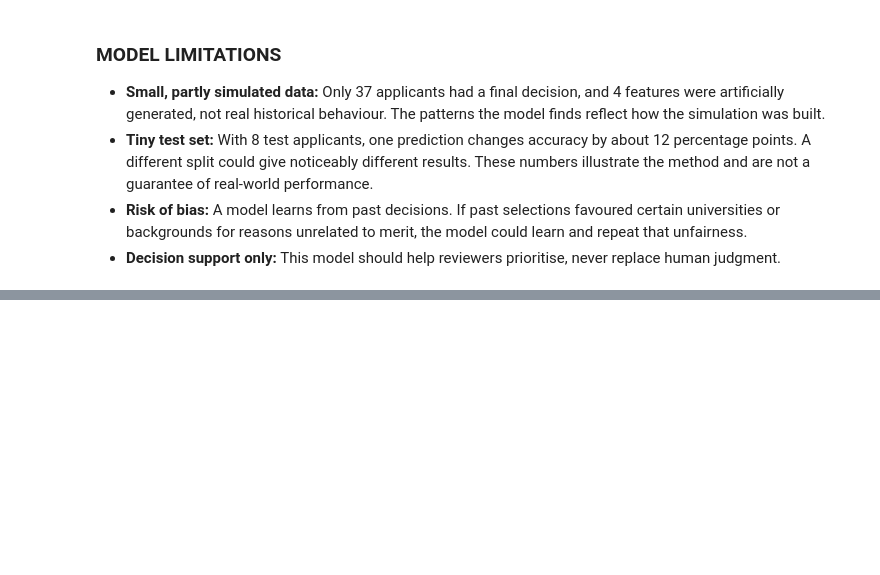
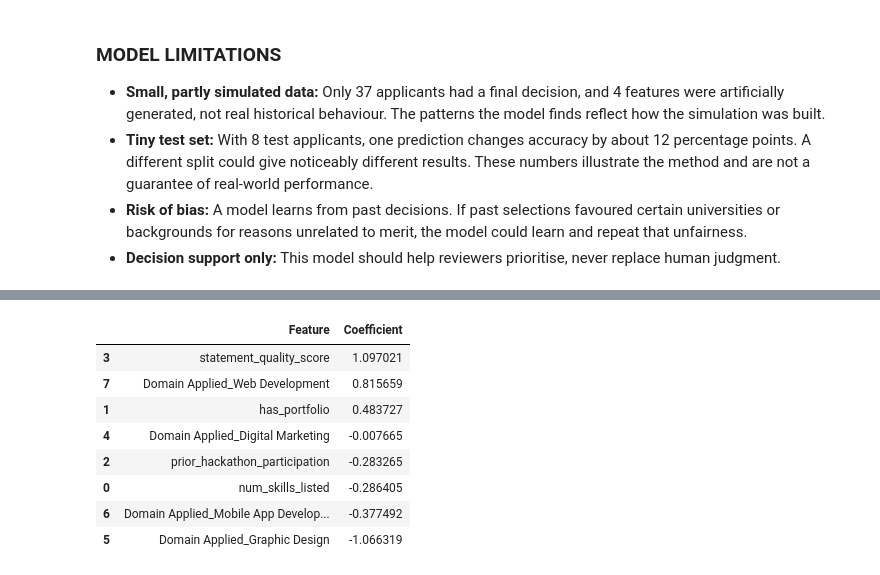
Before and after one commit to maryam-fatima123/applicants-data-cleaning, a Jupyter notebook: week4-capstone/Week4_Capstone_Maryam_Fatima.ipynb, the cells around one changed output, grey strips where cells are left out. Cells and saved outputs as stored; diff of their text form; code cells hidden in the pictures; blank space fills up the shorter version.

```diff
--- a/week4-capstone/Week4_Capstone_Maryam_Fatima.ipynb
+++ b/week4-capstone/Week4_Capstone_Maryam_Fatima.ipynb
@@ -334,0 +344,17 @@ Recall: 40.00%
+# %%
+coefficients = pd.DataFrame({
+    "Feature": X.columns,
+    "Coefficient": model.coef_[0]
+}).sort_values(by="Coefficient", ascending=False)
+
+coefficients
+# %% [output]
+|  | Feature | Coefficient |
+| 3 | statement_quality_score | 1.097021 |
+| 7 | Domain Applied_Web Development | 0.815659 |
+| 1 | has_portfolio | 0.483727 |
+| 4 | Domain Applied_Digital Marketing | -0.007665 |
+| 2 | prior_hackathon_participation | -0.283265 |
+| 0 | num_skills_listed | -0.286405 |
+| 6 | Domain Applied_Mobile App Develop... | -0.377492 |
+| 5 | Domain Applied_Graphic Design | -1.066319 |
```
Also changed, not shown: parts of 6 cells of this notebook.
